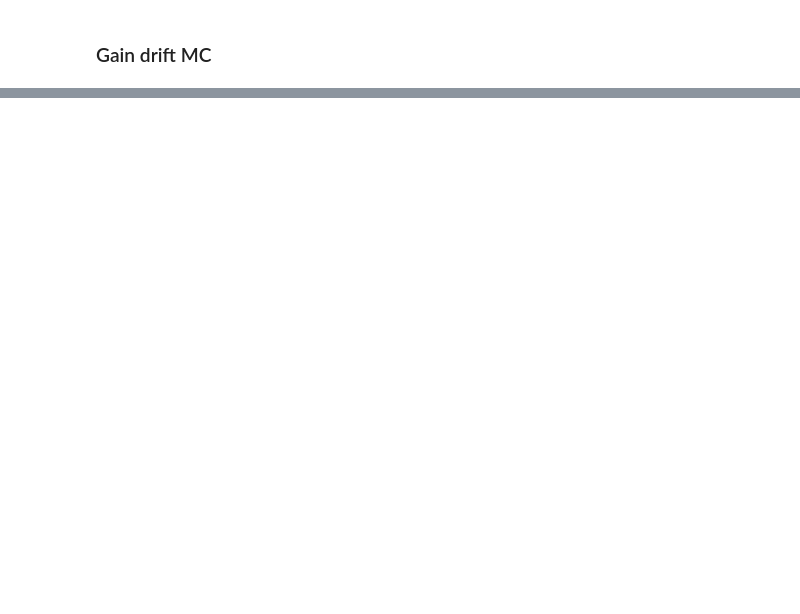
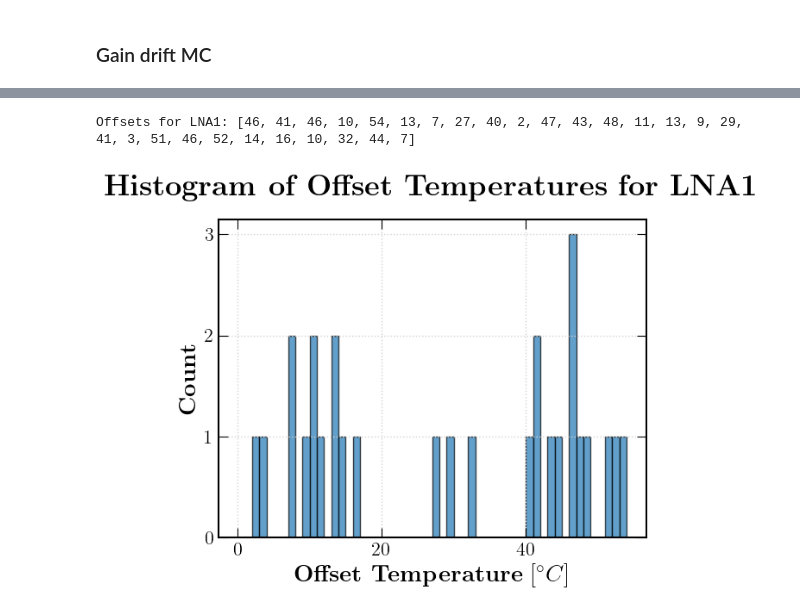
Before and after one commit to BaoTON1701/R-T_BiCMOS_run, a Jupyter notebook: code/Plot_results.ipynb, the cells around one changed output, grey strips where cells are left out. Cells and saved outputs as stored; diff of their text form; code cells hidden in the pictures; blank space fills up the shorter version.

```diff
--- a/code/Plot_results.ipynb
+++ b/code/Plot_results.ipynb
@@ -332,0 +506,25 @@ ax.tick_params(axis='both', which='major', labelsize=20)
+# %%
+#find the offset zero
+offset = []
+for i in Vcm:
+    for j in range(num_sim):
+        signs = np.sign(np.gradient(Gain_drift_MC1[f'LNA1_Vcm{str(i)}_MC{j+1}'], Gain_drift_MC1['T']))
+        change_indices = np.where(np.diff(signs))[0]
+        change_temps = Gain_drift_MC1['T'].iloc[change_indices + 1]  # +1 due to diff reducing the array size by 1
+        if np.size(change_temps) > 0:
+            offset.append(int(change_temps.iloc[0]))
+        # print("Temperatures where gain drift derivative changes sign for LNA1 Vcm=0V:")
+print("Offsets for LNA1:", offset)
+
+plt.hist(offset, bins=range(0, 55, 1), edgecolor='black', alpha=0.7)
+plt.title(r'\textbf{Histogram of Offset Temperatures for LNA1}', fontsize=25, pad=20)
+plt.xlabel(r'\textbf{Offset Temperature} $[^{\circ} C]$', fontsize=20)
+plt.ylabel(r'\textbf{Count}', fontsize=20)
+plt.xticks(fontsize=16)
+plt.yticks(fontsize=16)
+plt.grid(True, which='both', linestyle=':', linewidth=1, color='lightgray')
+# plt.savefig(f"{plot_dir}/Offset_Temperature_LNA1.png", dpi=300)
+plt.show()
+# %% [output]
+Offsets for LNA1: [46, 41, 46, 10, 54, 13, 7, 27, 40, 2, 47, 43, 48, 11, 13, 9, 29, 41, 3, 51, 46, 52, 14, 16, 10, 32, 44, 7]
+[figure, added]
```
Also changed, not shown: parts of 9 cells of this notebook.
